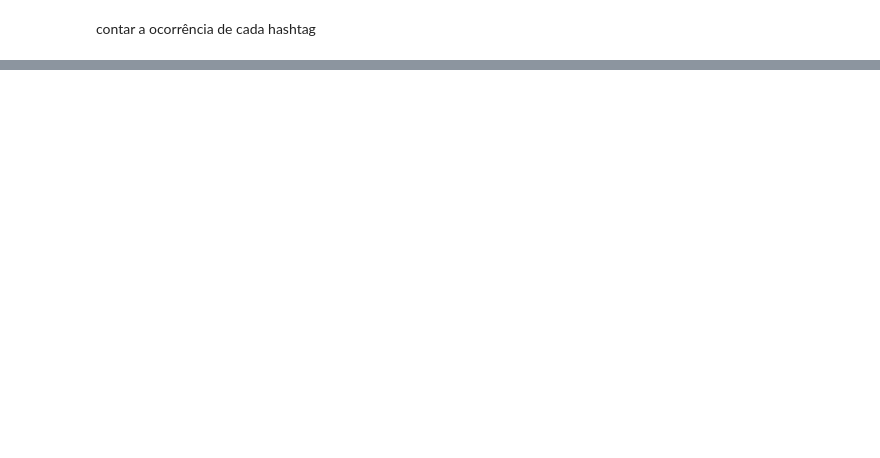
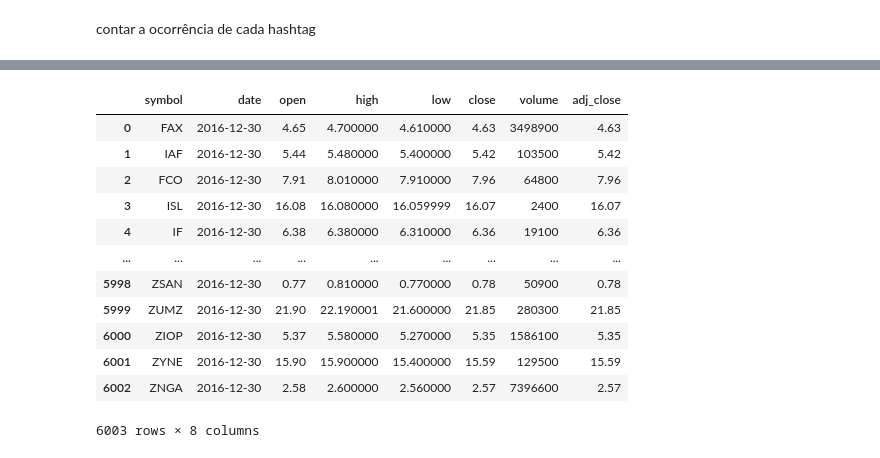
Before and after one commit to martanascimento1/datascience1, a Jupyter notebook: trabalhando com dados/obtendo-dados.ipynb, the cells around one changed output, grey strips where cells are left out. Cells and saved outputs as stored; diff of their text form; code cells hidden in the pictures; blank space fills up the shorter version.

```diff
--- a/trabalhando com dados/obtendo-dados.ipynb
+++ b/trabalhando com dados/obtendo-dados.ipynb
@@ -53,7 +117,21 @@ with open ('/home/marta/datascience/data/data1/dados.diversos/prices.csv') as f:
 # %%
 import pandas as pd
-df = pd.read_csv ('/home/marta/datascience/data/data1/dados.diversos/prices.csv')
+df = pd.read_csv ('/home/marta/datascience/data/data1/prices.csv')
 df
+# %% [output]
+|  | symbol | date | open | high | low | close | volume | adj_close |
+| 0 | FAX | 2016-12-30 | 4.65 | 4.700000 | 4.610000 | 4.63 | 3498900 | 4.63 |
+| 1 | IAF | 2016-12-30 | 5.44 | 5.480000 | 5.400000 | 5.42 | 103500 | 5.42 |
+| 2 | FCO | 2016-12-30 | 7.91 | 8.010000 | 7.910000 | 7.96 | 64800 | 7.96 |
+| 3 | ISL | 2016-12-30 | 16.08 | 16.080000 | 16.059999 | 16.07 | 2400 | 16.07 |
+| 4 | IF | 2016-12-30 | 6.38 | 6.380000 | 6.310000 | 6.36 | 19100 | 6.36 |
+| ... | ... | ... | ... | ... | ... | ... | ... | ... |
+| 5998 | ZSAN | 2016-12-30 | 0.77 | 0.810000 | 0.770000 | 0.78 | 50900 | 0.78 |
+| 5999 | ZUMZ | 2016-12-30 | 21.90 | 22.190001 | 21.600000 | 21.85 | 280300 | 21.85 |
+| 6000 | ZIOP | 2016-12-30 | 5.37 | 5.580000 | 5.270000 | 5.35 | 1586100 | 5.35 |
+| 6001 | ZYNE | 2016-12-30 | 15.90 | 15.900000 | 15.400000 | 15.59 | 129500 | 15.59 |
+| 6002 | ZNGA | 2016-12-30 | 2.58 | 2.600000 | 2.560000 | 2.57 | 7396600 | 2.57 |
+6003 rows × 8 columns
 # %%
 import csv
 
```
Also changed, not shown: parts of 8 cells of this notebook, 6 other files.
